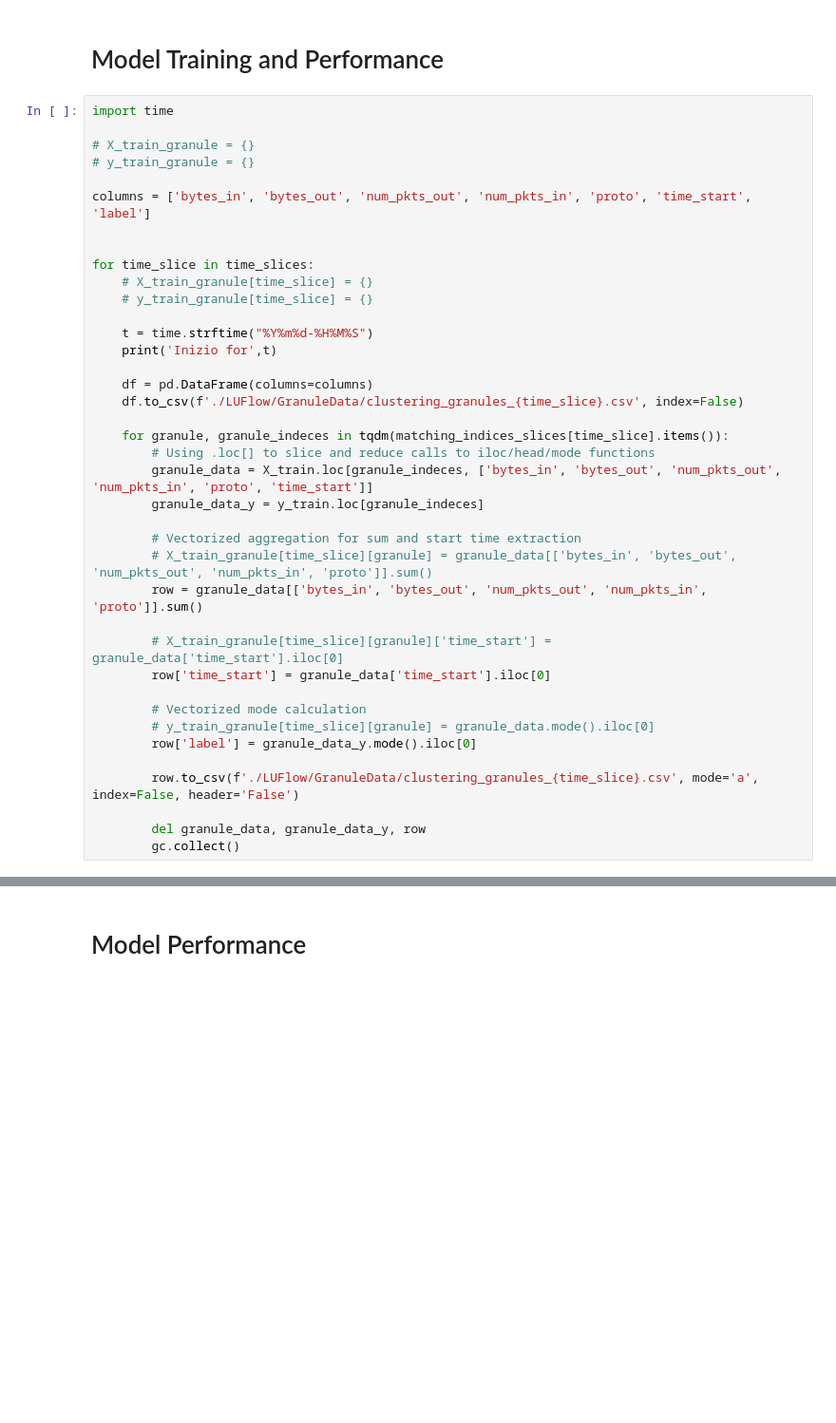
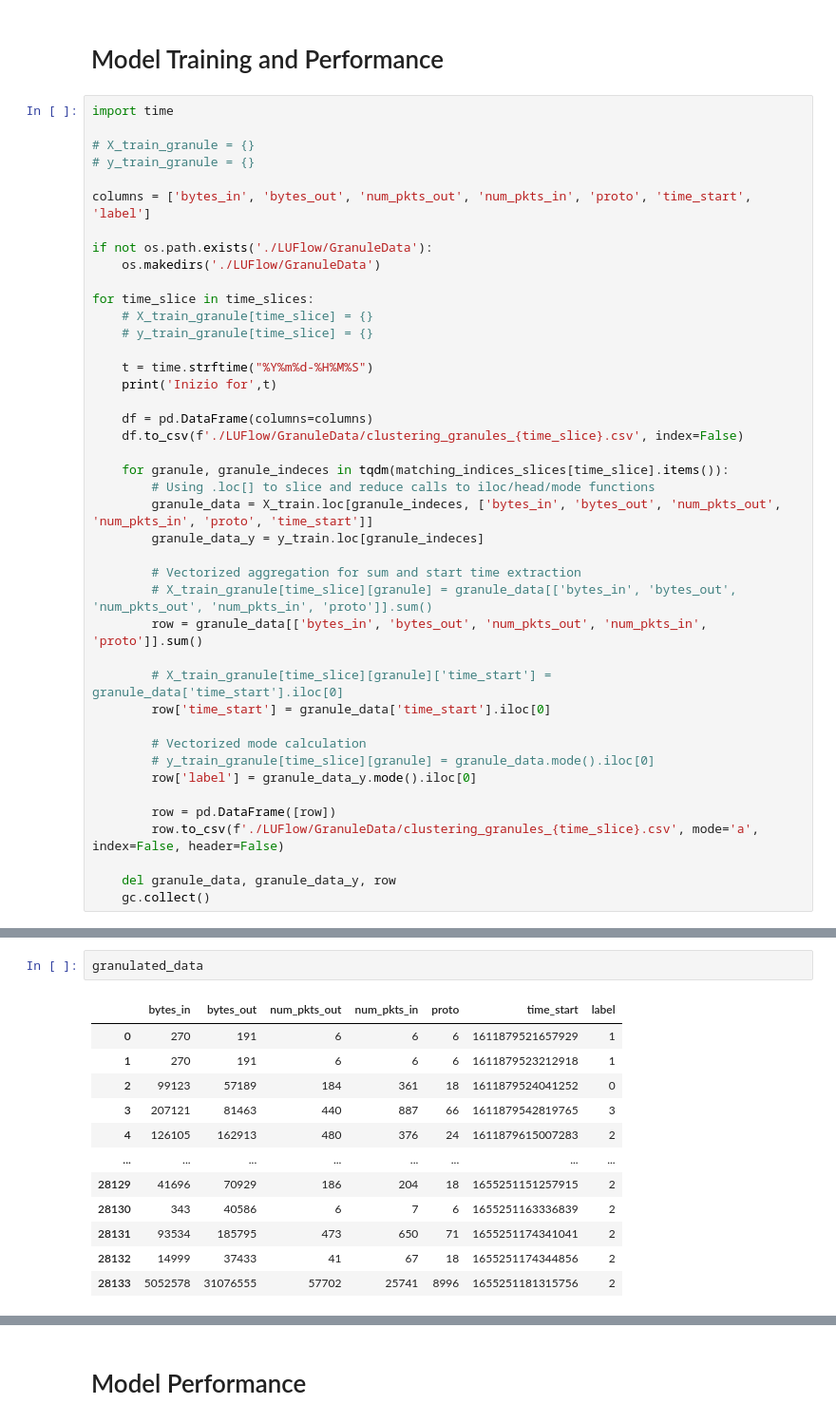
Before and after one commit to daddiovaro44/ClusteringbyTime-JustifiableGranularity, a Jupyter notebook: LUFlow-Clustering-by-Time.ipynb, the cells around one changed output, grey strips where cells are left out. Shown at 95% size. Drawn from its saved outputs; the diff is of its cells as text; blank space fills up the shorter version.

Commit message:
execution completed but problems in labels values

```diff
--- a/LUFlow-Clustering-by-Time.ipynb
+++ b/LUFlow-Clustering-by-Time.ipynb
@@ -217,6 +274,8 @@ import time
 
 columns = ['bytes_in', 'bytes_out', 'num_pkts_out', 'num_pkts_in', 'proto', 'time_start', 'label']
 
+if not os.path.exists('./LUFlow/GranuleData'):
+    os.makedirs('./LUFlow/GranuleData')
 
 for time_slice in time_slices:
     # X_train_granule[time_slice] = {}
@@ -244,7 +303,8 @@ for time_slice in time_slices:
         # y_train_granule[time_slice][granule] = granule_data.mode().iloc[0]
         row['label'] = granule_data_y.mode().iloc[0]
 
-        row.to_csv(f'./LUFlow/GranuleData/clustering_granules_{time_slice}.csv', mode='a', index=False, header='False')
+        row = pd.DataFrame([row])
+        row.to_csv(f'./LUFlow/GranuleData/clustering_granules_{time_slice}.csv', mode='a', index=False, header=False)
 
-        del granule_data, granule_data_y, row
-        gc.collect()
+    del granule_data, granule_data_y, row
+    gc.collect()
@@ -292,0 +362,15 @@ for time_slice in tqdm(time_slices):
+# %%
+granulated_data
+# %% [output]
+|  | bytes_in | bytes_out | num_pkts_out | num_pkts_in | proto | time_start | label |
+| 0 | 270 | 191 | 6 | 6 | 6 | 1611879521657929 | 1 |
+| 1 | 270 | 191 | 6 | 6 | 6 | 1611879523212918 | 1 |
+| 2 | 99123 | 57189 | 184 | 361 | 18 | 1611879524041252 | 0 |
+| 3 | 207121 | 81463 | 440 | 887 | 66 | 1611879542819765 | 3 |
+| 4 | 126105 | 162913 | 480 | 376 | 24 | 1611879615007283 | 2 |
+| ... | ... | ... | ... | ... | ... | ... | ... |
+| 28129 | 41696 | 70929 | 186 | 204 | 18 | 1655251151257915 | 2 |
+| 28130 | 343 | 40586 | 6 | 7 | 6 | 1655251163336839 | 2 |
+| 28131 | 93534 | 185795 | 473 | 650 | 71 | 1655251174341041 | 2 |
+| 28132 | 14999 | 37433 | 41 | 67 | 18 | 1655251174344856 | 2 |
+| 28133 | 5052578 | 31076555 | 57702 | 25741 | 8996 | 1655251181315756 | 2 |
```
Also changed, not shown: parts of 15 cells of this notebook.
